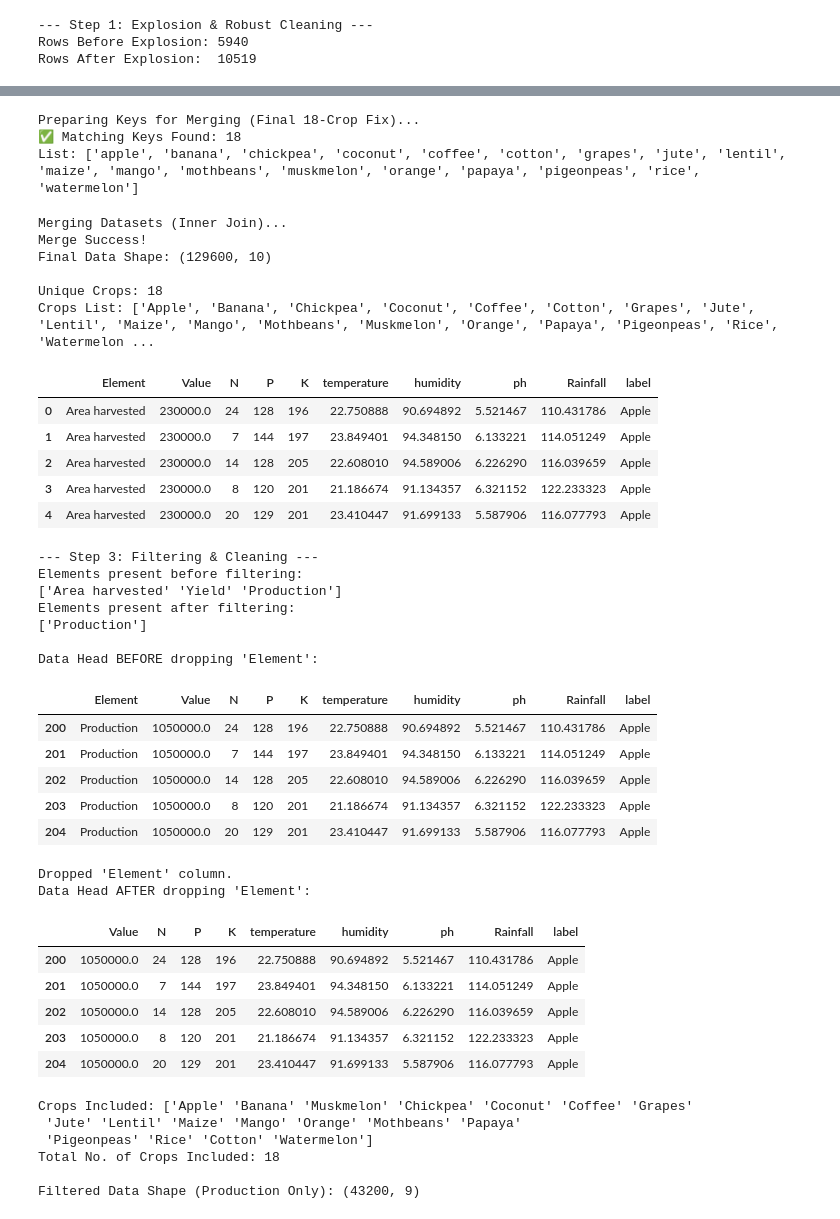
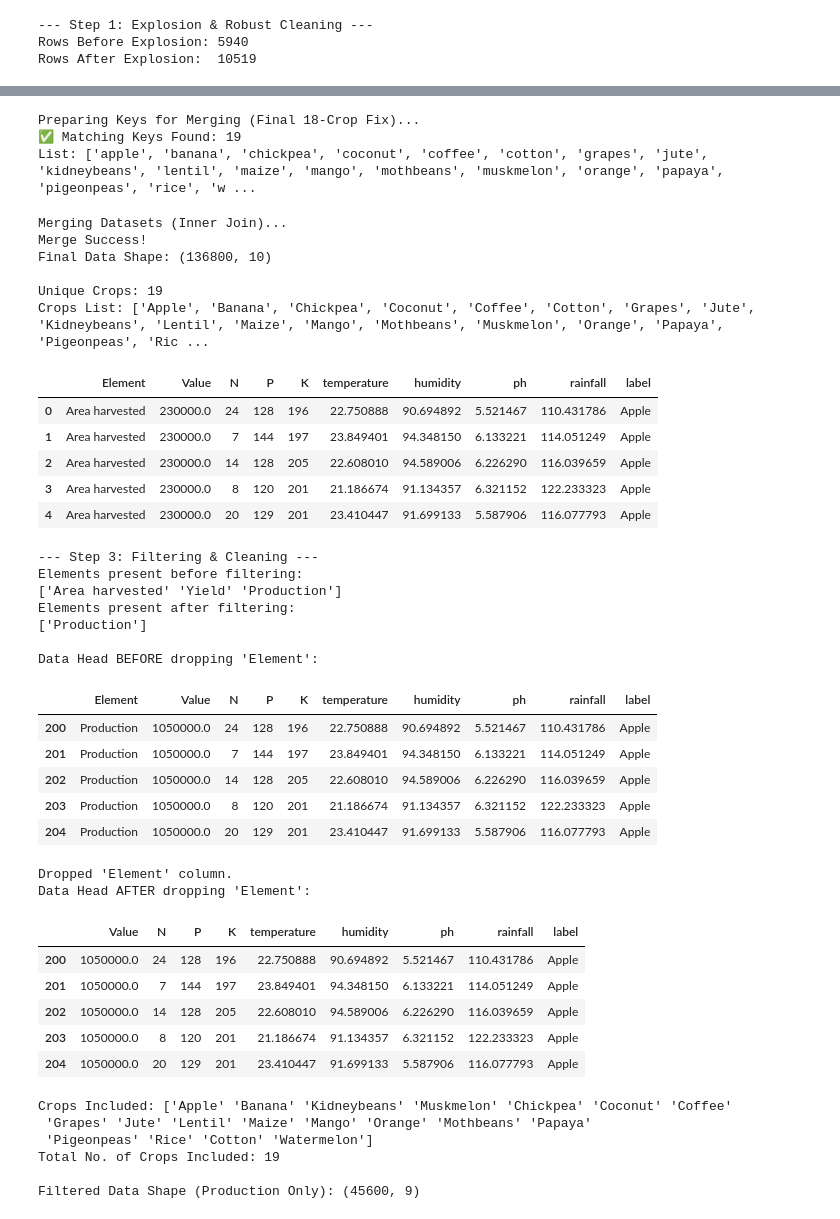
Before and after one commit to springboardmentor2468a-lab/AgriYield, a Jupyter notebook: AI AgriYield Predictor/AI AgriYield Predictor.ipynb, the cells around one changed output, grey strips where cells are left out. Drawn from its saved outputs; the diff is of its cells as text; code cells hidden in the pictures.

```diff
--- a/AI AgriYield Predictor/AI AgriYield Predictor.ipynb
+++ b/AI AgriYield Predictor/AI AgriYield Predictor.ipynb
@@ -178,7 +178,7 @@ try:
         # --- GRAINS & COMMERCIAL ---
         'rice': 'rice',
         'paddy': 'rice',
-        'maize': 'maize',
+        #'maize': 'maize',
         'maize (corn)': 'maize',
         'jute': 'jute',
         'jute, raw or retted': 'jute',
@@ -195,14 +195,17 @@ try:
         'pigeon peas, dry': 'pigeonpeas',
         'lentils': 'lentil',
         'lentils, dry': 'lentil',
+
+        'beans': 'kidneybeans',
         'kidney beans': 'kidneybeans',
         'beans, dry': 'kidneybeans',
         'black gram': 'blackgram',
 
         # MAPPING GENERIC CATEGORIES TO SPECIFIC MISSING CROPS
         'other pulses n.e.c.': 'mothbeans',   # Catch Mothbeans here
+        #'beans': 'mothbeans',
         'other beans, green': 'mungbean',     # Catch Mungbeans here
-        'mung bean': 'mungbean',
+        #'mung bean': 'mungbean',
         'moth beans': 'mothbeans'
     }
 
@@ -222,8 +225,8 @@ except Exception as e:
     print(f"Error in Cell 8: {e}")
 # %% [output]
 Preparing Keys for Merging (Final 18-Crop Fix)...
-✅ Matching Keys Found: 18
-List: ['apple', 'banana', 'chickpea', 'coconut', 'coffee', 'cotton', 'grapes', 'jute', 'lentil', 'maize', 'mango', 'mothbeans', 'muskmelon', 'orange', 'papaya', 'pigeonpeas', 'rice', 'watermelon']
+✅ Matching Keys Found: 19
+List: ['apple', 'banana', 'chickpea', 'coconut', 'coffee', 'cotton', 'grapes', 'jute', 'kidneybeans', 'lentil', 'maize', 'mango', 'mothbeans', 'muskmelon', 'orange', 'papaya', 'pigeonpeas', 'rice', 'w ...
 # %%
 try:
     print("Merging Datasets (Inner Join)...")
@@ -245,7 +248,7 @@ try:
     if 'label' in final_df.columns:
         final_df.drop(columns=['label'], inplace=True)
 
-    final_df.rename(columns={'Item': 'label', 'rainfall': 'Rainfall'}, inplace=True)
+    final_df.rename(columns={'Item': 'label'}, inplace=True)
 
     # 4. BEAUTIFY LABELS (Clean up the names for the graph)
     label_cleaner = {
@@ -260,43 +263,44 @@ try:
         'Mangoes, guavas and mangosteens': 'Mango',
         'Cantaloupes and other melons': 'Muskmelon',
         'Beans, dry': 'Kidneybeans',
+
         'Other pulses n.e.c.': 'Mothbeans', # Display correctly
         'Other beans, green': 'Mungbean',   # Display correctly
         'Apples': 'Apple',
         'Bananas': 'Banana',
         'Grapes': 'Grapes',
         'Oranges': 'Orange',
         'Papayas': 'Papaya',
         'Rice': 'Rice',
-        'Paddy': 'Paddy',
+        'Paddy': 'Rice',
         'Watermelons': 'Watermelon'
     }
 
     final_df['label'] = final_df['label'].replace(label_cleaner)
 
     # 5. STRICT SELECTION
-    target_cols = ['Element', 'Value', 'N', 'P', 'K', 'temperature', 'humidity', 'ph', 'Rainfall', 'label']
+    target_cols = ['Element', 'Value', 'N', 'P', 'K', 'temperature', 'humidity', 'ph', 'rainfall', 'label']
     final_df = final_df[target_cols]
 
     print(f"Merge Success!")
     print(f"Final Data Shape: {final_df.shape}")
 
     # PROOF
     print(f"\nUnique Crops: {final_df['label'].nunique()}")
     print("Crops List:", sorted(final_df['label'].unique()))
 
     display(final_df.head())
 
 except Exception as e:
     print(f"Error in Cell 9: {e}")
 # %% [output]
 Merging Datasets (Inner Join)...
 Merge Success!
-Final Data Shape: (129600, 10)
+Final Data Shape: (136800, 10)
 
-Unique Crops: 18
-Crops List: ['Apple', 'Banana', 'Chickpea', 'Coconut', 'Coffee', 'Cotton', 'Grapes', 'Jute', 'Lentil', 'Maize', 'Mango', 'Mothbeans', 'Muskmelon', 'Orange', 'Papaya', 'Pigeonpeas', 'Rice', 'Watermelon ...
+Unique Crops: 19
+Crops List: ['Apple', 'Banana', 'Chickpea', 'Coconut', 'Coffee', 'Cotton', 'Grapes', 'Jute', 'Kidneybeans', 'Lentil', 'Maize', 'Mango', 'Mothbeans', 'Muskmelon', 'Orange', 'Papaya', 'Pigeonpeas', 'Ric ...
-|  | Element | Value | N | P | K | temperature | humidity | ph | Rainfall | label |
+|  | Element | Value | N | P | K | temperature | humidity | ph | rainfall | label |
 | 0 | Area harvested | 230000.0 | 24 | 128 | 196 | 22.750888 | 90.694892 | 5.521467 | 110.431786 | Apple |
 | 1 | Area harvested | 230000.0 | 7 | 144 | 197 | 23.849401 | 94.348150 | 6.133221 | 114.051249 | Apple |
 | 2 | Area harvested | 230000.0 | 14 | 128 | 205 | 22.608010 | 94.589006 | 6.226290 | 116.039659 | Apple |
@@ -347,7 +351,7 @@ Elements present after filtering:
 ['Production']
 
 Data Head BEFORE dropping 'Element':
-|  | Element | Value | N | P | K | temperature | humidity | ph | Rainfall | label |
+|  | Element | Value | N | P | K | temperature | humidity | ph | rainfall | label |
 | 200 | Production | 1050000.0 | 24 | 128 | 196 | 22.750888 | 90.694892 | 5.521467 | 110.431786 | Apple |
 | 201 | Production | 1050000.0 | 7 | 144 | 197 | 23.849401 | 94.348150 | 6.133221 | 114.051249 | Apple |
 | 202 | Production | 1050000.0 | 14 | 128 | 205 | 22.608010 | 94.589006 | 6.226290 | 116.039659 | Apple |
@@ -355,18 +359,18 @@ Data Head BEFORE dropping 'Element':
 | 204 | Production | 1050000.0 | 20 | 129 | 201 | 23.410447 | 91.699133 | 5.587906 | 116.077793 | Apple |
 Dropped 'Element' column.
 Data Head AFTER dropping 'Element':
-|  | Value | N | P | K | temperature | humidity | ph | Rainfall | label |
+|  | Value | N | P | K | temperature | humidity | ph | rainfall | label |
 | 200 | 1050000.0 | 24 | 128 | 196 | 22.750888 | 90.694892 | 5.521467 | 110.431786 | Apple |
 | 201 | 1050000.0 | 7 | 144 | 197 | 23.849401 | 94.348150 | 6.133221 | 114.051249 | Apple |
 | 202 | 1050000.0 | 14 | 128 | 205 | 22.608010 | 94.589006 | 6.226290 | 116.039659 | Apple |
 | 203 | 1050000.0 | 8 | 120 | 201 | 21.186674 | 91.134357 | 6.321152 | 122.233323 | Apple |
 | 204 | 1050000.0 | 20 | 129 | 201 | 23.410447 | 91.699133 | 5.587906 | 116.077793 | Apple |
-Crops Included: ['Apple' 'Banana' 'Muskmelon' 'Chickpea' 'Coconut' 'Coffee' 'Grapes'
- 'Jute' 'Lentil' 'Maize' 'Mango' 'Orange' 'Mothbeans' 'Papaya'
+Crops Included: ['Apple' 'Banana' 'Kidneybeans' 'Muskmelon' 'Chickpea' 'Coconut' 'Coffee'
+ 'Grapes' 'Jute' 'Lentil' 'Maize' 'Mango' 'Orange' 'Mothbeans' 'Papaya'
  'Pigeonpeas' 'Rice' 'Cotton' 'Watermelon']
-Total No. of Crops Included: 18
+Total No. of Crops Included: 19
 
-Filtered Data Shape (Production Only): (43200, 9)
+Filtered Data Shape (Production Only): (45600, 9)
 # %%
 try:
     print("--- Dataset Cleaning ---")
```
Also changed, not shown: parts of 10 cells of this notebook.
